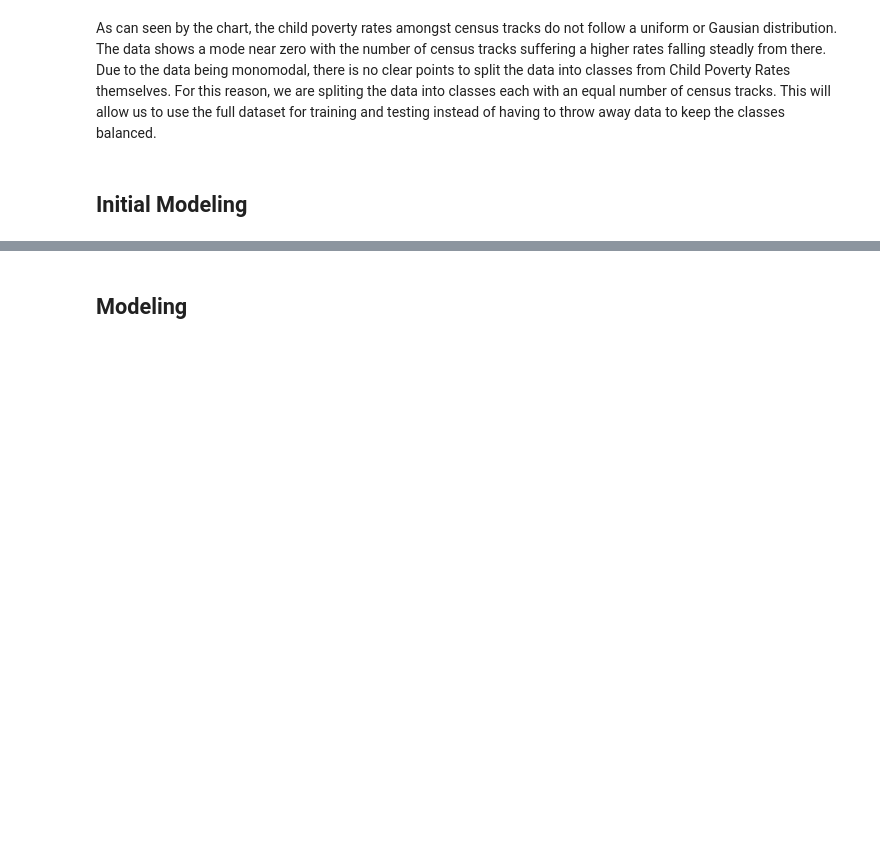
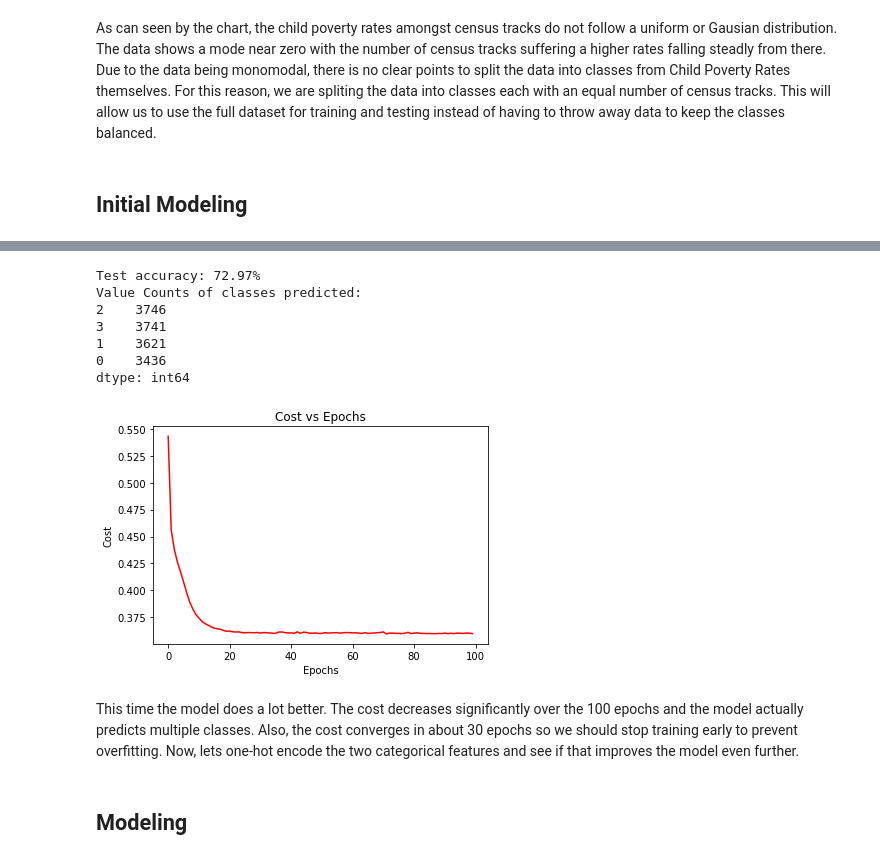
Before and after one commit to RayaanJIrani/MLLab4MultiLayerPerceptron, a Jupyter notebook: main.ipynb, the cells around one changed output, grey strips where cells are left out. Cells and saved outputs as stored; diff of their text form; code cells hidden in the pictures; blank space fills up the shorter version.

```diff
--- a/main.ipynb
+++ b/main.ipynb
@@ -314,11 +306,26 @@ ValueError: Classification metrics can't handle a mix of continuous-multioutput
 # %%
-cost_avgs = [np.mean(x) for x in model1.cost_]
-
+y_pred_scl = model2.predict(X_test_scl)
+print('Test accuracy: %.2f%%' % (accuracy_score(y_test, y_pred_scl)*100))
+# print out the value counts of each item in y_pred_scl:
+print("Value Counts of classes predicted: ")
+print(pd.Series(y_pred_scl).value_counts())
+cost_avgs = np.mean(model2.cost_,axis=1)
 plt.plot(range(len(cost_avgs)), cost_avgs, color='red')
 plt.ylabel('Cost')
 plt.xlabel('Epochs')
-plt.tight_layout()
+plt.title('Cost vs Epochs')
 plt.show()
+# %% [output]
+Test accuracy: 72.97%
+Value Counts of classes predicted:
+2    3746
+3    3741
+1    3621
+0    3436
+dtype: int64
+[figure, added]
+# %% [markdown]
+This time the model does a lot better. The cost decreases significantly over the 100 epochs and the model actually predicts multiple classes. Also, the cost converges in about 30 epochs so we should stop training early to prevent overfitting. Now, lets one-hot encode the two categorical features and see if that improves the model even further.
 # %% [markdown]
 ## Modeling
 # %% [markdown]
```
Also changed, not shown: parts of 9 cells of this notebook, 1 other file.
